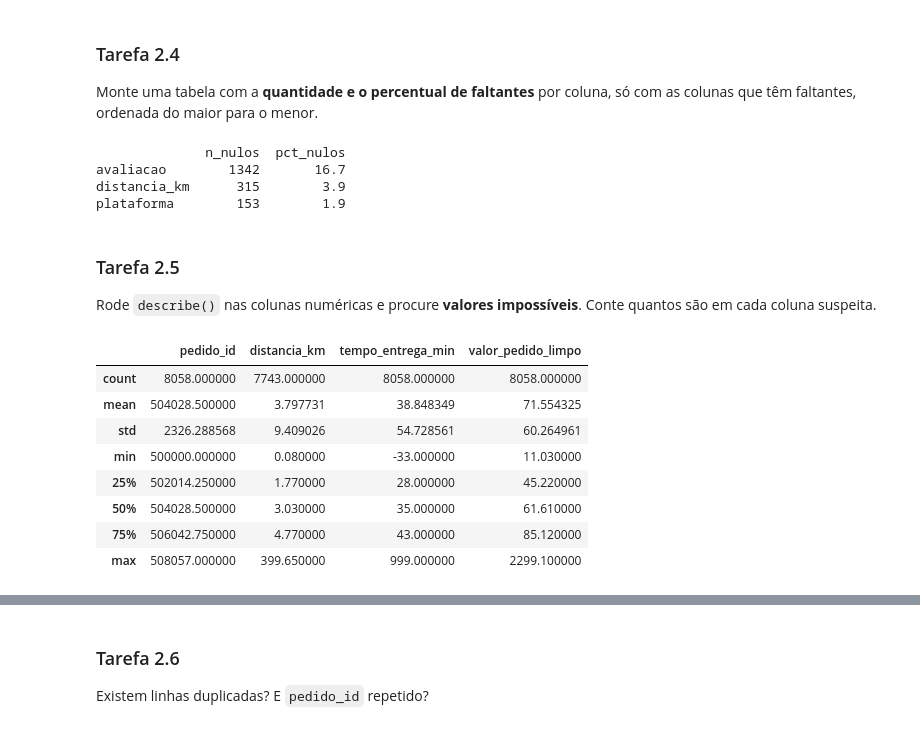
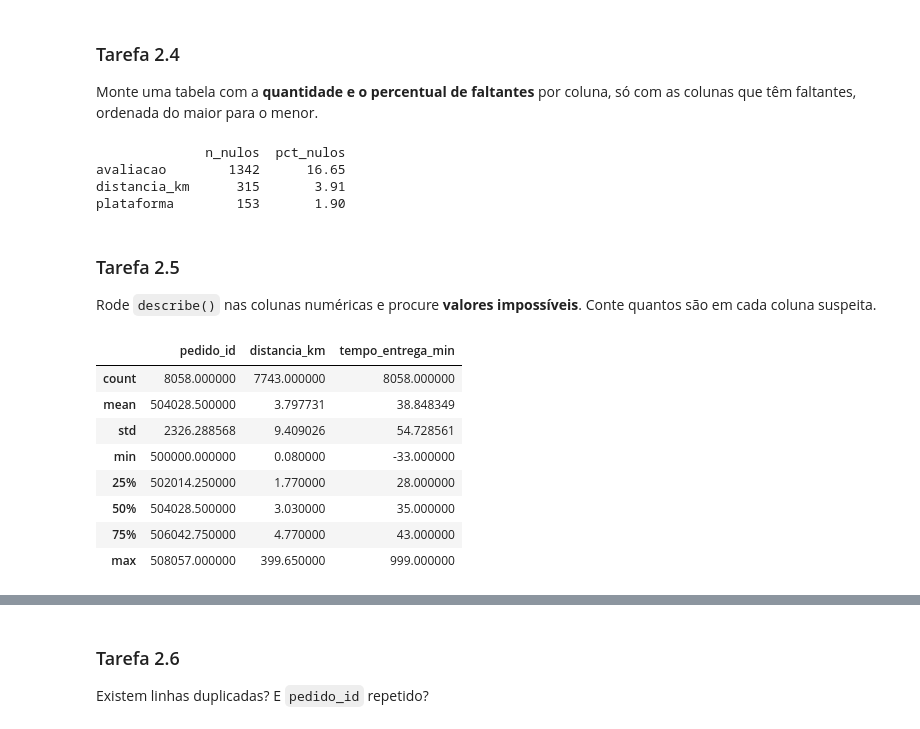
Before and after one commit to eduardoschlemer/TRABALHO-FINAL-ANALISE-EXPLORATORIA, a Jupyter notebook: projeto_final.ipynb, the cells around one changed output, grey strips where cells are left out. Saved outputs shown, nothing was run; the diff lists cells and outputs as text; code cells hidden in the pictures.

```diff
--- a/projeto_final.ipynb
+++ b/projeto_final.ipynb
@@ -191,5 +149,8 @@ A base ocupa aproximadamente 5.37 MB de memória.
 ### Tarefa 2.2
 Quais colunas vieram com o **tipo errado** para o que representam? Prove com código (dica: tente converter `valor_pedido` para número e veja o que acontece).
 # %%
-#VERIFIQUEI O TIPO DE DADOS DA COLUNA 'valor_pedido_limpo' E CONSTATEI QUE ESTAVA COMO OBJECT, ENTÃO CONVERTI PARA FLOAT, PORÉM FALHOU.
-# bruto['valor_pedido_limpo'] = bruto['valor_pedido'].astype(float)
+
+try:
+    bruto['valor_pedido_limpo'] = bruto['valor_pedido'].astype(float)
+except Exception as e:
+    print(f"Erro Real: {e}")
@@ -196,12 +158,0 @@ Quais colunas vieram com o **tipo errado** para o que representam? Prove com có
-# %%
-# 1. Remove o símbolo "R$", retira os espaços em branco e substitui a vírgula por ponto
-bruto['valor_pedido_limpo'] = (bruto['valor_pedido']
-                               .str.replace('R$', '', regex=False)
-                               .str.replace(' ', '', regex=False)
-                               .str.replace(',', '.', regex=False))
-
-# 2. Converte a coluna limpa para float
-bruto['valor_pedido_limpo'] = bruto['valor_pedido_limpo'].astype(float)
-
-# Mostra as duas colunas lado a lado para conferir o resultado
-print(bruto[['valor_pedido', 'valor_pedido_limpo']].head(5))
@@ -250,7 +198,7 @@ Monte uma tabela com a **quantidade e o percentual de faltantes** por coluna, s
 # %%
 nulos = pd.DataFrame({
     "n_nulos": bruto.isna().sum(),
-    "pct_nulos": (bruto.isna().mean() * 100).round(1)
+    "pct_nulos": (bruto.isna().mean() * 100).round(2)
 })
 
 # Filtrando apenas colunas com faltantes e ordenando do maior para o menor
@@ -259,24 +207,25 @@ tabela_faltantes = nulos[nulos["n_nulos"] > 0].sort_values("n_nulos", ascending=
 print(tabela_faltantes)
 # %% [output]
               n_nulos  pct_nulos
-avaliacao        1342       16.7
-distancia_km      315        3.9
-plataforma        153        1.9
+avaliacao        1342      16.65
+distancia_km      315       3.91
+plataforma        153       1.90
 # %% [markdown]
 ### Tarefa 2.5
 Rode `describe()` nas colunas numéricas e procure **valores impossíveis**. Conte quantos são em cada coluna suspeita.
 # %%
-bruto[['pedido_id', 'distancia_km', 'tempo_entrega_min', 'valor_pedido_limpo']].describe()
+# valor_pedido NÃO MOSTROU, POIS ESTÁ AINDA COMO OBJECT
+bruto[['pedido_id', 'distancia_km', 'tempo_entrega_min', 'valor_pedido']].describe()
 # %% [output]
-|  | pedido_id | distancia_km | tempo_entrega_min | valor_pedido_limpo |
-| count | 8058.000000 | 7743.000000 | 8058.000000 | 8058.000000 |
-| mean | 504028.500000 | 3.797731 | 38.848349 | 71.554325 |
-| std | 2326.288568 | 9.409026 | 54.728561 | 60.264961 |
-| min | 500000.000000 | 0.080000 | -33.000000 | 11.030000 |
-| 25% | 502014.250000 | 1.770000 | 28.000000 | 45.220000 |
-| 50% | 504028.500000 | 3.030000 | 35.000000 | 61.610000 |
-| 75% | 506042.750000 | 4.770000 | 43.000000 | 85.120000 |
-| max | 508057.000000 | 399.650000 | 999.000000 | 2299.100000 |
+|  | pedido_id | distancia_km | tempo_entrega_min |
+| count | 8058.000000 | 7743.000000 | 8058.000000 |
+| mean | 504028.500000 | 3.797731 | 38.848349 |
+| std | 2326.288568 | 9.409026 | 54.728561 |
+| min | 500000.000000 | 0.080000 | -33.000000 |
+| 25% | 502014.250000 | 1.770000 | 28.000000 |
+| 50% | 504028.500000 | 3.030000 | 35.000000 |
+| 75% | 506042.750000 | 4.770000 | 43.000000 |
+| max | 508057.000000 | 399.650000 | 999.000000 |
 # %%
 # Conta os outliers com tempo de entrega maior que 120 minutos ou distância maior que 50 km
 outliers = bruto[(bruto['tempo_entrega_min'] > 120) | (bruto['distancia_km'] > 50)]
```
Also changed, not shown: parts of 27 cells of this notebook.
